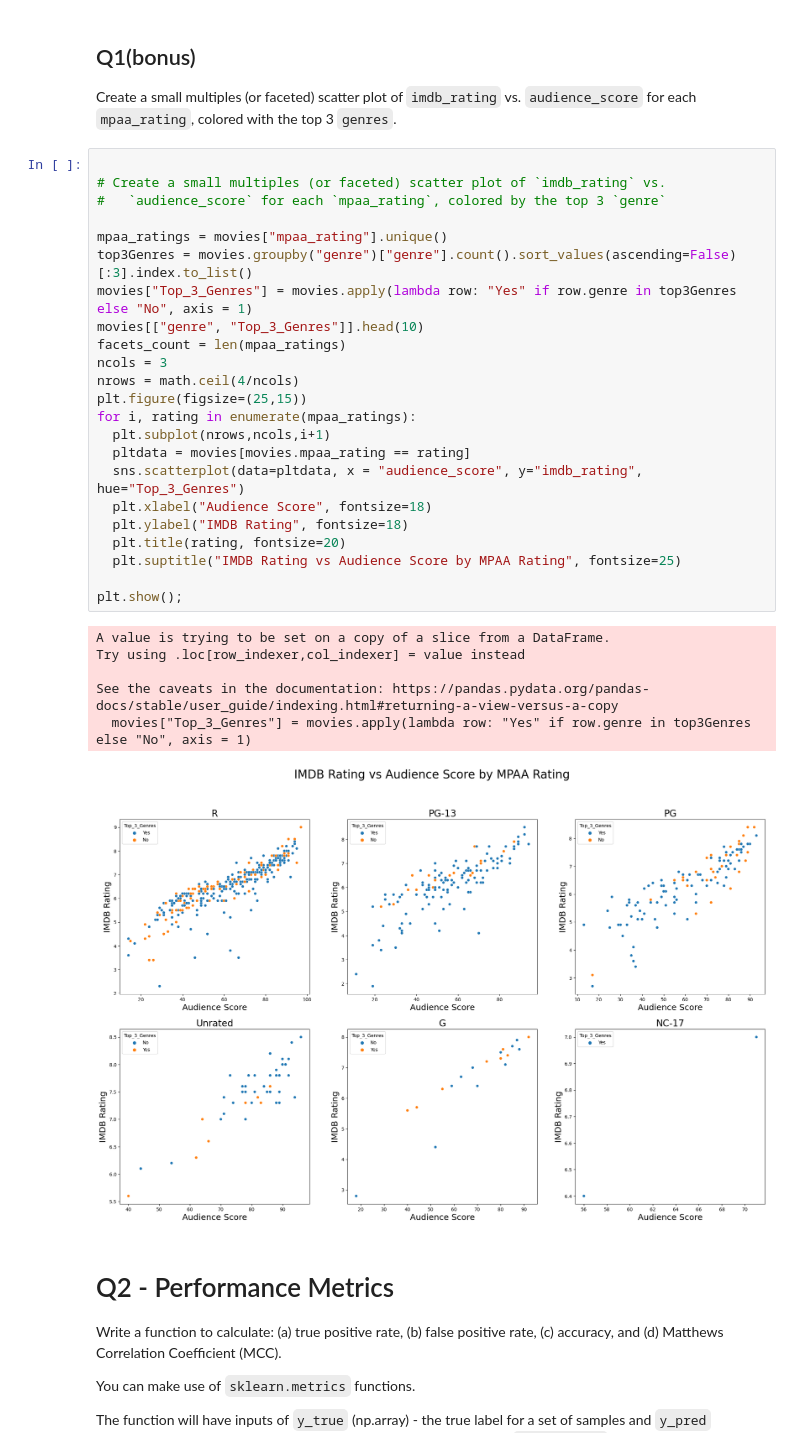
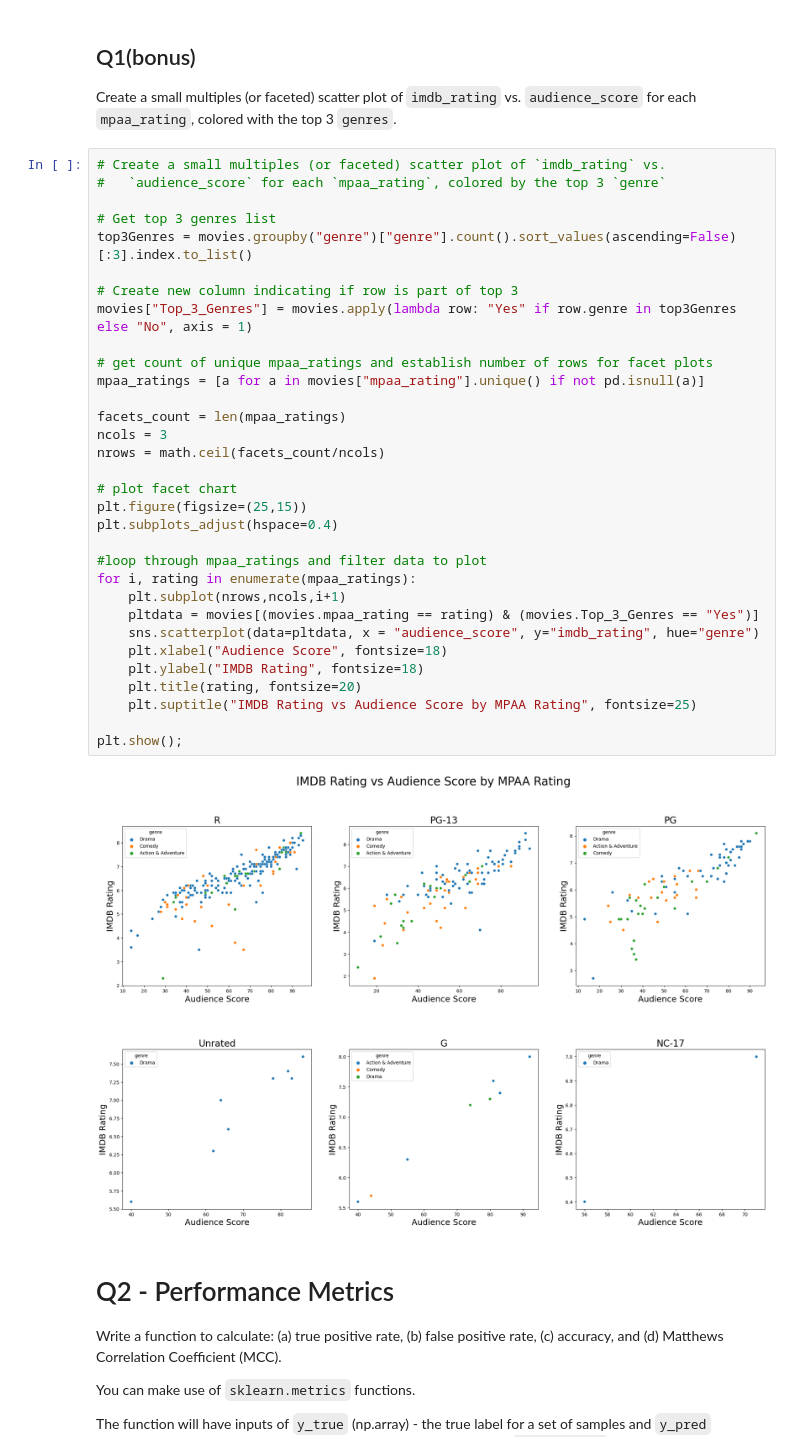
Before and after one commit to doniobidov/data_science, a Jupyter notebook: Advanced Data Mining/Data Mining.ipynb, the cells around one changed output. Cells and saved outputs as stored; diff of their text form.

```diff
--- a/Advanced Data Mining/Data Mining.ipynb
+++ b/Advanced Data Mining/Data Mining.ipynb
@@ -390,35 +397,39 @@ plt.show()
 
 Create a small multiples (or faceted) scatter plot of `imdb_rating` vs. `audience_score` for each `mpaa_rating`, colored with the top 3 `genres`.
 # %%
-
 # Create a small multiples (or faceted) scatter plot of `imdb_rating` vs.
 #   `audience_score` for each `mpaa_rating`, colored by the top 3 `genre`
 
-mpaa_ratings = movies["mpaa_rating"].unique()
+# Get top 3 genres list
 top3Genres = movies.groupby("genre")["genre"].count().sort_values(ascending=False)[:3].index.to_list()
+
+# Create new column indicating if row is part of top 3
 movies["Top_3_Genres"] = movies.apply(lambda row: "Yes" if row.genre in top3Genres else "No", axis = 1)
-movies[["genre", "Top_3_Genres"]].head(10)
+
+# get count of unique mpaa_ratings and establish number of rows for facet plots
+mpaa_ratings = [a for a in movies["mpaa_rating"].unique() if not pd.isnull(a)]
+
 facets_count = len(mpaa_ratings)
 ncols = 3
-nrows = math.ceil(4/ncols)
+nrows = math.ceil(facets_count/ncols)
+
+# plot facet chart
 plt.figure(figsize=(25,15))
+plt.subplots_adjust(hspace=0.4)
+
+#loop through mpaa_ratings and filter data to plot
 for i, rating in enumerate(mpaa_ratings):
-  plt.subplot(nrows,ncols,i+1)
-  pltdata = movies[movies.mpaa_rating == rating]
-  sns.scatterplot(data=pltdata, x = "audience_score", y="imdb_rating", hue="Top_3_Genres")
-  plt.xlabel("Audience Score", fontsize=18)
-  plt.ylabel("IMDB Rating", fontsize=18)
-  plt.title(rating, fontsize=20)
-  plt.suptitle("IMDB Rating vs Audience Score by MPAA Rating", fontsize=25)
+    plt.subplot(nrows,ncols,i+1)
+    pltdata = movies[(movies.mpaa_rating == rating) & (movies.Top_3_Genres == "Yes")]
+    sns.scatterplot(data=pltdata, x = "audience_score", y="imdb_rating", hue="genre")
+    plt.xlabel("Audience Score", fontsize=18)
+    plt.ylabel("IMDB Rating", fontsize=18)
+    plt.title(rating, fontsize=20)
+    plt.suptitle("IMDB Rating vs Audience Score by MPAA Rating", fontsize=25)
 
 plt.show();
 # %% [output]
-A value is trying to be set on a copy of a slice from a DataFrame.
-Try using .loc[row_indexer,col_indexer] = value instead
-
-See the caveats in the documentation: https://pandas.pydata.org/pandas-docs/stable/user_guide/indexing.html#returning-a-view-versus-a-copy
-  movies["Top_3_Genres"] = movies.apply(lambda row: "Yes" if row.genre in top3Genres else "No", axis = 1)
-[figure, old version]
+[figure, new version]
 # %% [markdown]
 <!-- END QUESTION -->
 
```
Also changed, not shown: parts of 2 cells of this notebook.
